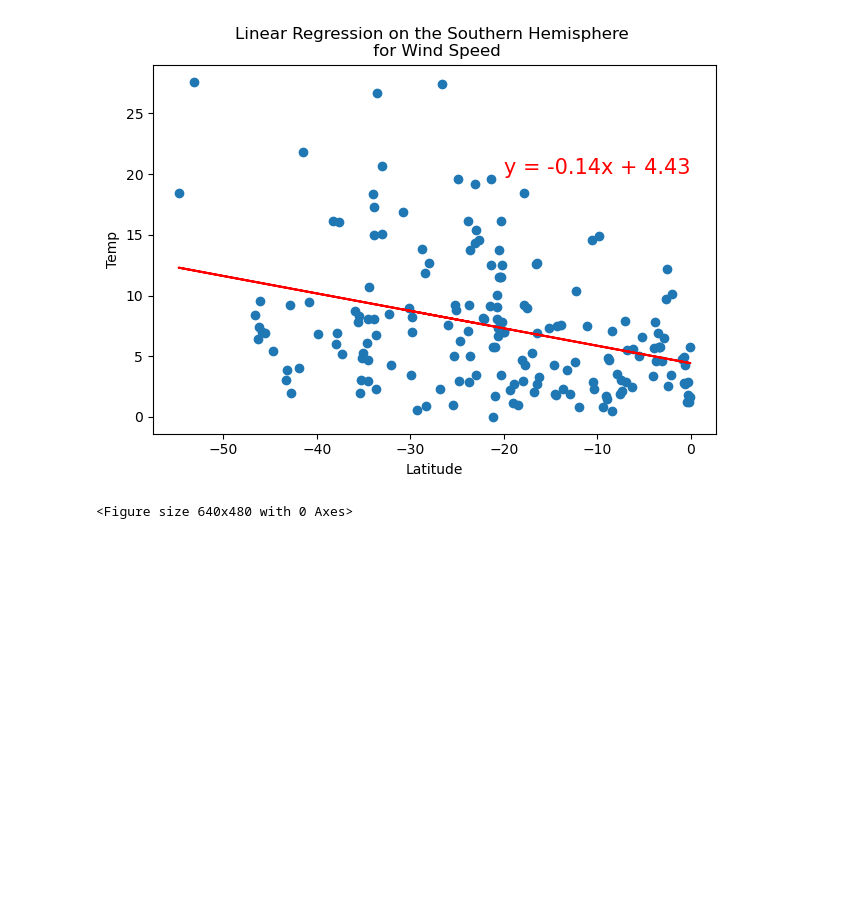
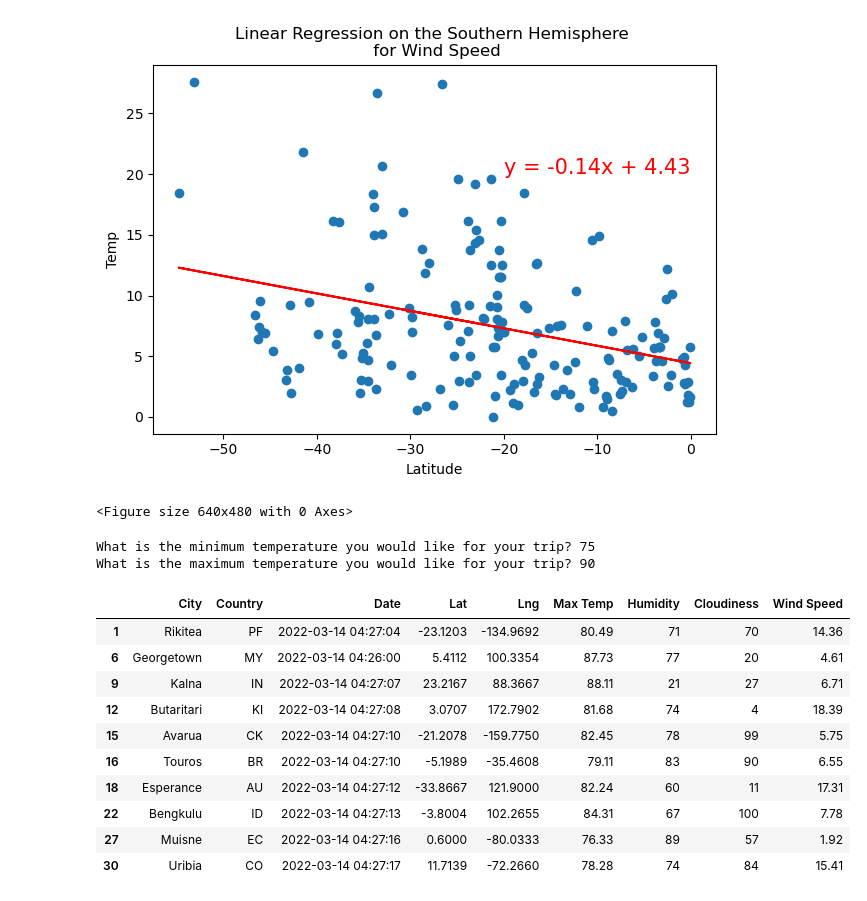
Before and after one commit to blueschistrocks/World_Weather_Analysis, a Jupyter notebook: WeatherPy2.ipynb, the cells around one changed output. Saved outputs shown, nothing was run; the diff lists cells and outputs as text; code cells hidden in the pictures; blank space fills up the shorter version.

Commit message:
update weather_data/ WeatherPy2.ipynb API_practice.ipynb

```diff
--- a/WeatherPy2.ipynb
+++ b/WeatherPy2.ipynb
@@ -297,3 +288,27 @@ plt.savefig('weather_data/Fig12.png')
 0 -0.143628   4.428156 -0.344112  0.000003    0.02954
 [figure]
 <Figure size 640x480 with 0 Axes>
+# %%
+# Ask the customer to add a minimum and maximum temperature value.
+min_temp = float(input("What is the minimum temperature you would like for your trip? "))
+max_temp = float(input("What is the maximum temperature you would like for your trip? "))
+# %% [output]
+What is the minimum temperature you would like for your trip? 75
+What is the maximum temperature you would like for your trip? 90
+# %%
+# Filter the dataset to find the cities that fit the criteria.
+preferred_cities_df = city_data_df.loc[(city_data_df["Max Temp"] <= max_temp) & \
+                                       (city_data_df["Max Temp"] >= min_temp)]
+preferred_cities_df.head(10)
+# %% [output]
+|  | City | Country | Date | Lat | Lng | Max Temp | Humidity | Cloudiness | Wind Speed |
+| 1 | Rikitea | PF | 2022-03-14 04:27:04 | -23.1203 | -134.9692 | 80.49 | 71 | 70 | 14.36 |
+| 6 | Georgetown | MY | 2022-03-14 04:26:00 | 5.4112 | 100.3354 | 87.73 | 77 | 20 | 4.61 |
+| 9 | Kalna | IN | 2022-03-14 04:27:07 | 23.2167 | 88.3667 | 88.11 | 21 | 27 | 6.71 |
+| 12 | Butaritari | KI | 2022-03-14 04:27:08 | 3.0707 | 172.7902 | 81.68 | 74 | 4 | 18.39 |
+| 15 | Avarua | CK | 2022-03-14 04:27:10 | -21.2078 | -159.7750 | 82.45 | 78 | 99 | 5.75 |
+| 16 | Touros | BR | 2022-03-14 04:27:10 | -5.1989 | -35.4608 | 79.11 | 83 | 90 | 6.55 |
+| 18 | Esperance | AU | 2022-03-14 04:27:12 | -33.8667 | 121.9000 | 82.24 | 60 | 11 | 17.31 |
+| 22 | Bengkulu | ID | 2022-03-14 04:27:13 | -3.8004 | 102.2655 | 84.31 | 67 | 100 | 7.78 |
+| 27 | Muisne | EC | 2022-03-14 04:27:16 | 0.6000 | -80.0333 | 76.33 | 89 | 57 | 1.92 |
+| 30 | Uribia | CO | 2022-03-14 04:27:17 | 11.7139 | -72.2660 | 78.28 | 74 | 84 | 15.41 |
```
Also changed, not shown: parts of 7 cells of this notebook, 5 other files.
